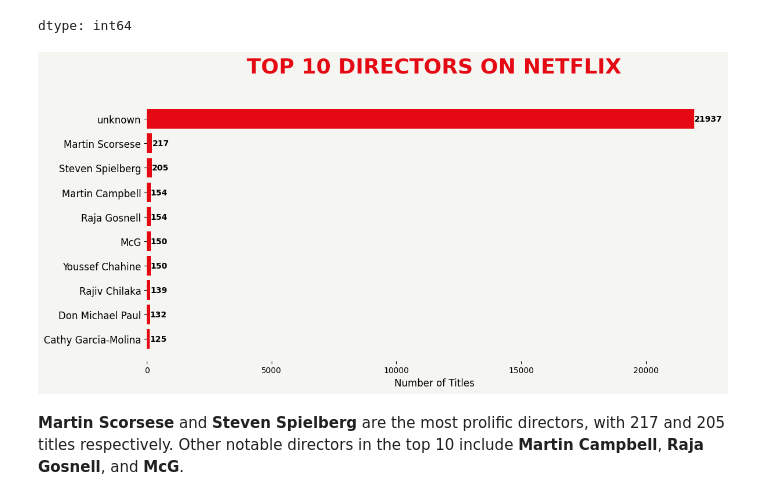
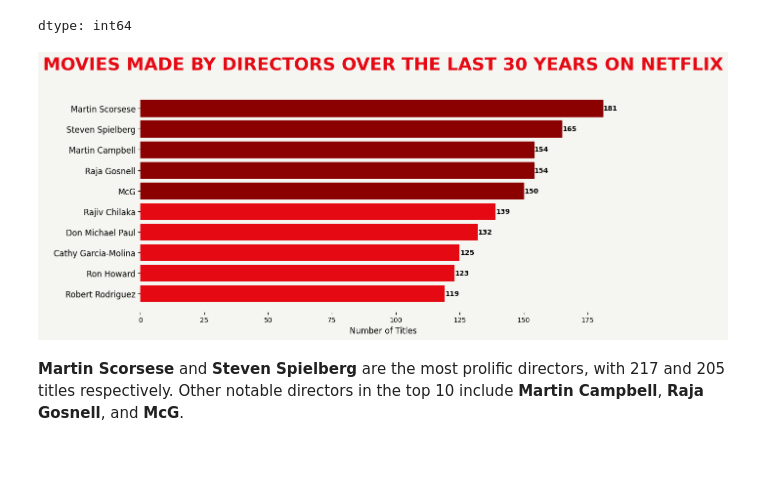
Before and after one commit to RichaGaharwar/Exploratory-Data-Analysis-Netflix-, a Jupyter notebook: Netflix_EDA.ipynb, the cells around one changed output. Drawn from its saved outputs; the diff is of its cells as text; code cells hidden in the pictures; blank space fills up the shorter version.

```diff
--- a/Netflix_EDA.ipynb
+++ b/Netflix_EDA.ipynb
@@ -909,36 +909,41 @@ netflix2['director'].value_counts().head(10)
 | Cathy Garcia-Molina | 125 |
 dtype: int64
 # %%
-top_10_directors = netflix2['director'].value_counts().head(10)
+top_10_directors = netflix2[(netflix['type'] == 'Movie') & (netflix2['director'] != 'unknown') & (netflix2['release_year'] >= 1990)]['director'].value_counts().head(10)
 
 bg_color = '#141414'
 netflix_red = '#E50914'
+Peak_Red = '#8B0000' # Deep red for the peak months
 
 fig, ax = plt.subplots(figsize=(12, 6), facecolor='#f5f5f1')
 ax.set_facecolor('#f5f5f1')
 
 bars = ax.barh(top_10_directors.index, top_10_directors.values, color=netflix_red)
 ax.invert_yaxis()
 
-plt.title('TOP 10 DIRECTORS ON NETFLIX',
+top_5_indices = np.argsort(top_10_directors)[-5:]
+for idx in top_5_indices:
+    bars[idx].set_color(Peak_Red)
+
+plt.title('MOVIES MADE BY DIRECTORS OVER THE LAST 30 YEARS ON NETFLIX',
           fontsize=26, fontweight='black', color=netflix_red, pad=30)
 
 plt.xlabel('Number of Titles', color='black', fontsize=12)
 ax.tick_params(axis='x', colors='black')
 ax.tick_params(axis='y', colors='black', labelsize=12)
 
 for spine in ['top', 'right', 'bottom', 'left']:
     ax.spines[spine].set_visible(False)
 
 for bar in bars:
     width = bar.get_width()
     ax.text(width + 0.2, bar.get_y() + bar.get_height()/2,
             f'{int(width)}', va='center', color='black', fontweight='bold')
 
 plt.tight_layout()
 plt.show()
 # %% [output]
-[figure, old version]
+[figure, new version]
 # %% [markdown]
 **Martin Scorsese** and **Steven Spielberg** are the most prolific directors, with 217 and 205 titles respectively. Other notable directors in the top 10 include **Martin Campbell**, **Raja Gosnell**, and **McG**.
 # %%
```
Also changed, not shown: parts of 18 cells of this notebook.
